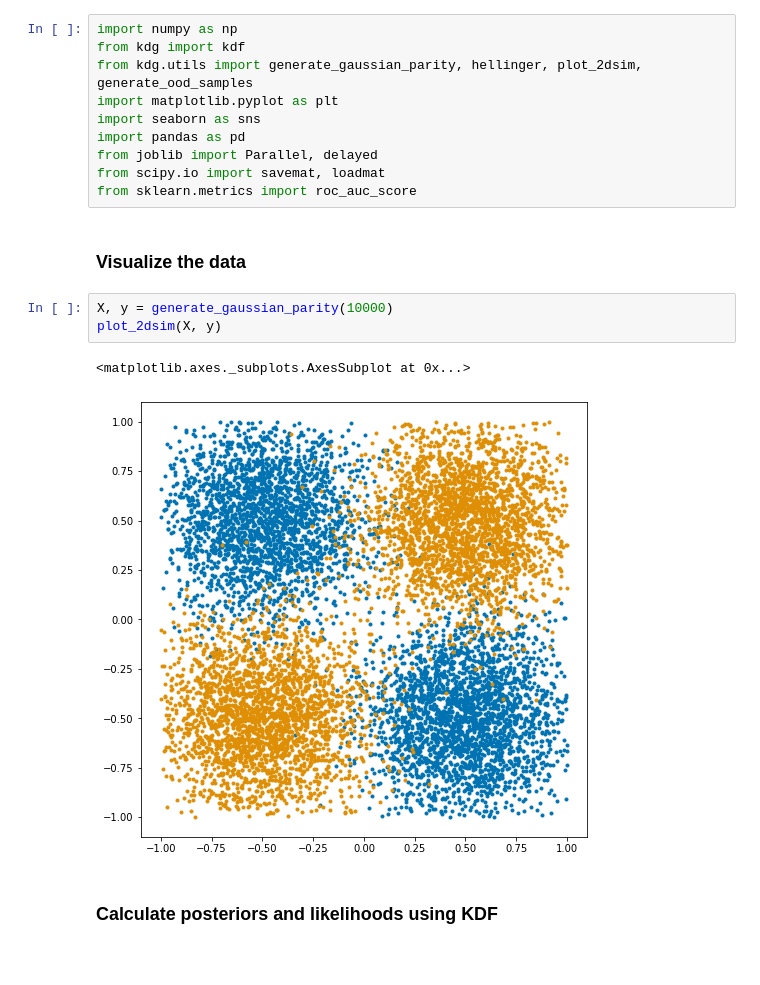
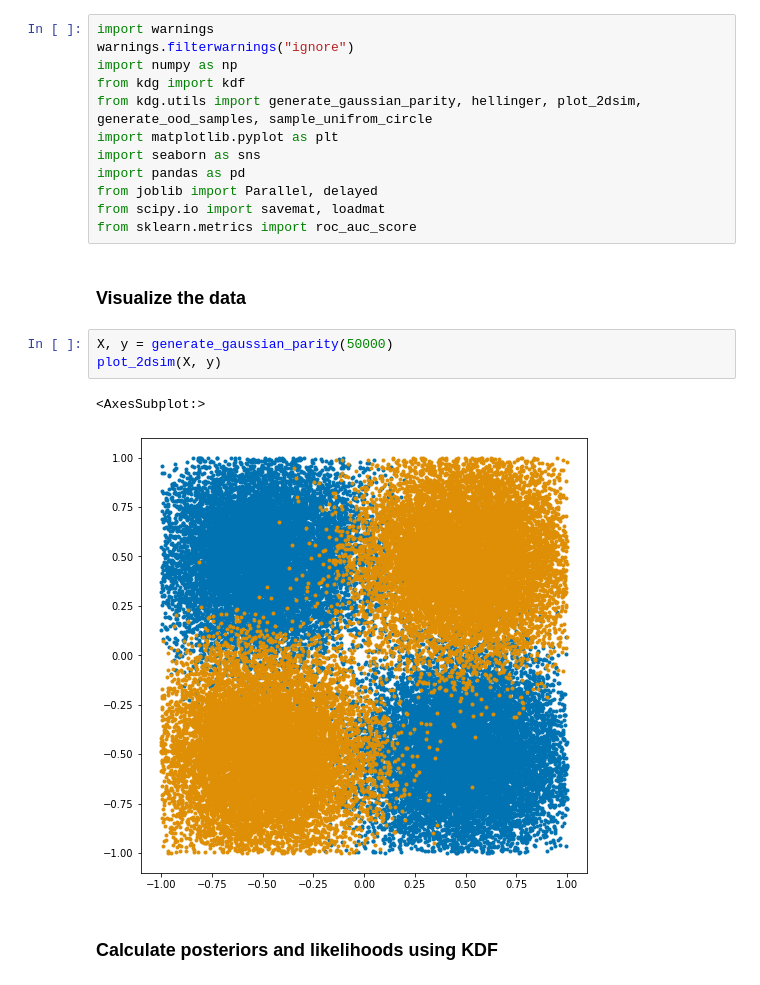
Before and after one commit to neurodata/kdg, a Jupyter notebook: benchmarks/kdf_experiments/gxor.ipynb, the cells around one changed output. Drawn from its saved outputs; the diff is of its cells as text.

```diff
--- a/benchmarks/kdf_experiments/gxor.ipynb
+++ b/benchmarks/kdf_experiments/gxor.ipynb
@@ -1,7 +1,9 @@
 # %%
+import warnings
+warnings.filterwarnings("ignore")
 import numpy as np
 from kdg import kdf
-from kdg.utils import generate_gaussian_parity, hellinger, plot_2dsim, generate_ood_samples
+from kdg.utils import generate_gaussian_parity, hellinger, plot_2dsim, generate_ood_samples, sample_unifrom_circle
 import matplotlib.pyplot as plt
 import seaborn as sns
 import pandas as pd
@@ -11,11 +13,11 @@ from sklearn.metrics import roc_auc_score
 # %% [markdown]
 ### Visualize the data
 # %%
-X, y = generate_gaussian_parity(10000)
+X, y = generate_gaussian_parity(50000)
 plot_2dsim(X, y)
 # %% [output]
-<matplotlib.axes._subplots.AxesSubplot at 0x...>
+<AxesSubplot:>
-[figure, old version]
+[figure, new version]
 # %% [markdown]
 ### Calculate posteriors and likelihoods using KDF
 # %%
```
Also changed, not shown: parts of 9 cells of this notebook, 3 other files.
